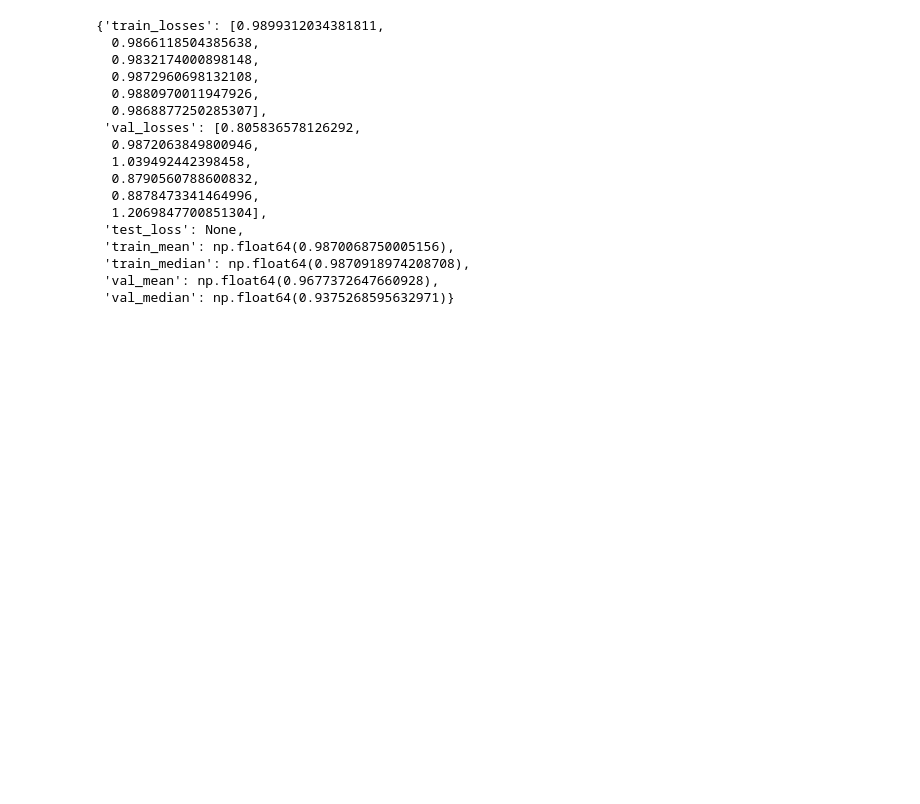
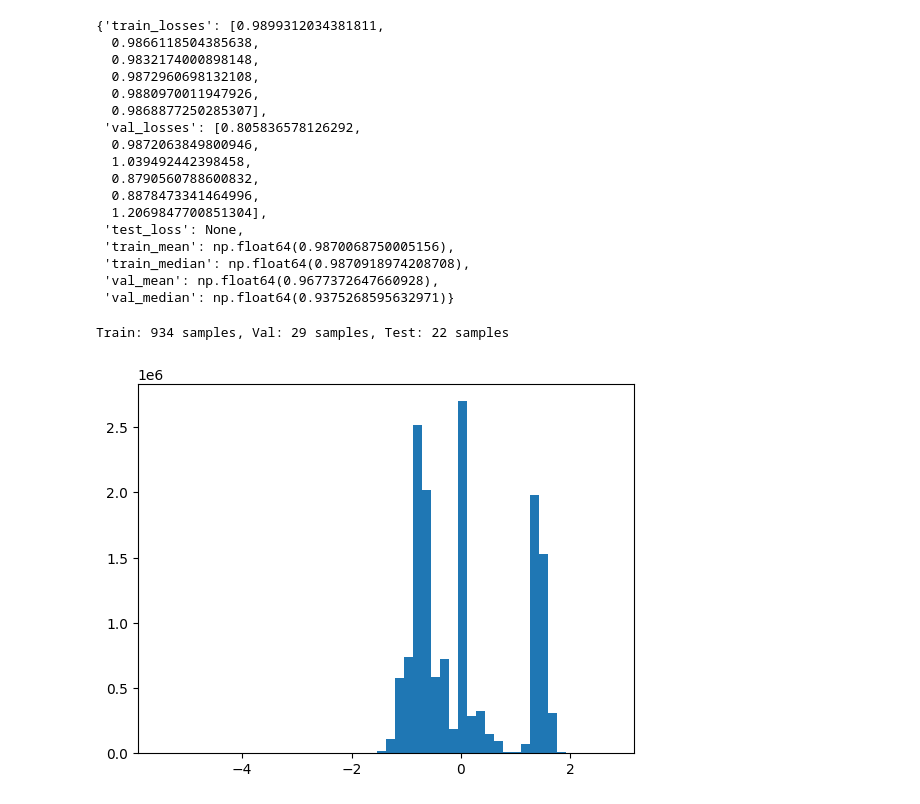
Before and after one commit to GDofri/semester_project, a Jupyter notebook: src/models/models.ipynb, the cells around one changed output. Saved outputs shown, nothing was run; the diff lists cells and outputs as text; code cells hidden in the pictures; blank space fills up the shorter version.

```diff
--- a/src/models/models.ipynb
+++ b/src/models/models.ipynb
@@ -723,3 +723,34 @@ Fold 6: Train 739 samples, Val 147 samples
  'train_median': np.float64(0.9870918974208708),
  'val_mean': np.float64(0.9677372647660928),
  'val_median': np.float64(0.9375268595632971)}
+# %%
+from src.models.base_dataset import split_data_into_datasets_strips_141224_lc_50
+import numpy as np
+import torch
+import matplotlib.pyplot as plt
+augmentation_opts = {
+    'horizontal_flip': True,
+    'vertical_flip': True,
+    'log_scale': True,
+    'normalize_images': True,
+    'max_rotation': 10.0,       # degrees
+    'max_translation': 5        # pixels
+}
+datasets, dfs = split_data_into_datasets_strips_141224_lc_50(train=0.95, test=0.025, val=0.025, augmentation_opts=augmentation_opts, no_samples=-1)
+train = datasets['train']
+# We'll accumulate each flattened image as a NumPy array
+all_flat_images = []
+for idx in range(len(train)):
+    image = train[idx][0]      # image is likely a torch.Tensor
+    flat_image = image.flatten()
+    flat_image_np = flat_image.numpy()  # shape (N,)
+    all_flat_images.append(flat_image_np)
+
+# Now all_flat_images is a list of 1D numpy arrays.
+# Concatenate them into one long 1D array:
+pixels = np.concatenate(all_flat_images, axis=0)
+plt.hist(pixels, bins=50)
+plt.show()
+# %% [output]
+Train: 934 samples, Val: 29 samples, Test: 22 samples
+[figure, added]
```
Also changed, not shown: 3 other files.
